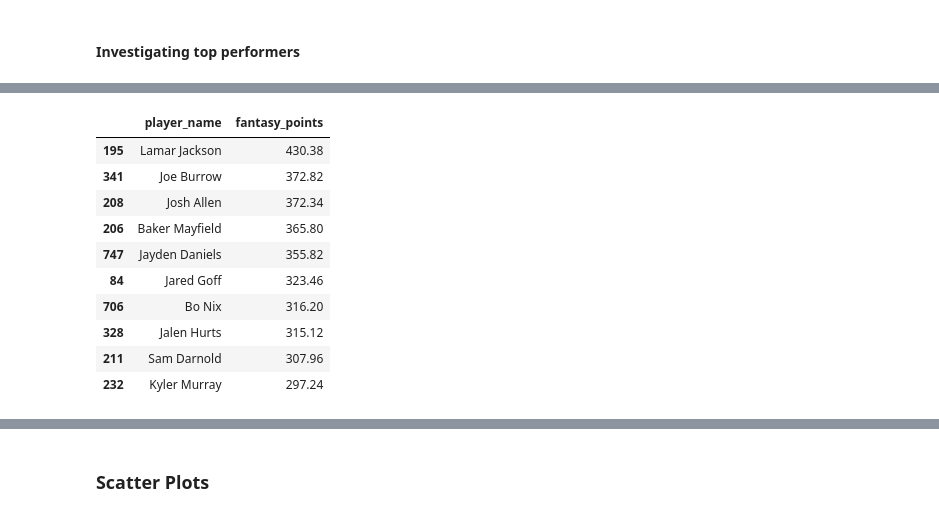
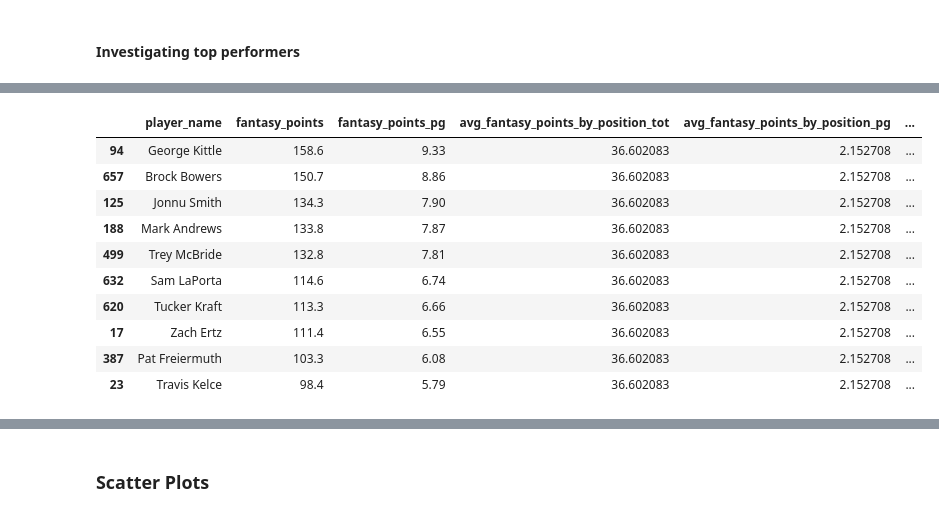
Before and after one commit to otherwiseevan/Fantasy-Football, a Jupyter notebook: FootballAnalytics.ipynb, the cells around one changed output, grey strips where cells are left out. Drawn from its saved outputs; the diff is of its cells as text; code cells hidden in the pictures.

Commit message:
identified top performers by position

```diff
--- a/FootballAnalytics.ipynb
+++ b/FootballAnalytics.ipynb
@@ -11,6 +11,7 @@ def import_season_roster(year):
     season_data = nfl.import_seasonal_data([year],'ALL')
     roster_data = nfl.import_seasonal_rosters([year])
     season_roster_merge = season_data.merge(roster_data, on=['player_id','season'],how='left')
+    season_roster_merge['fantasy_points_pg'] = (season_roster_merge['fantasy_points']/17).round(2)
 
     return season_roster_merge
 
@@ -38,7 +39,7 @@ def clean_position(file,position):
                             'passing_2pt_conversions',
                             'carries',
                             'rushing_fumbles_lost',
-                            'fantasy_points','fantasy_points_ppr']]
+                            'fantasy_points','fantasy_points_ppr','fantasy_points_pg']]
     return file_filter
 
 
@@ -206,14 +234,14 @@ Index: []
 # %%
-d['QB'].sort_values(by='fantasy_points',ascending=False)[['player_name','fantasy_points']].head(10)
+d['TE'].sort_values(by='fantasy_points',ascending=False)[['player_name','fantasy_points','fantasy_points_pg','avg_fantasy_points_by_position_tot','avg_fantasy_points_by_position_pg','above_avg_pg','above_avg_tot']].head(10)
 # %% [output]
-|  | player_name | fantasy_points |
-| 195 | Lamar Jackson | 430.38 |
-| 341 | Joe Burrow | 372.82 |
-| 208 | Josh Allen | 372.34 |
-| 206 | Baker Mayfield | 365.80 |
-| 747 | Jayden Daniels | 355.82 |
-| 84 | Jared Goff | 323.46 |
-| 706 | Bo Nix | 316.20 |
-| 328 | Jalen Hurts | 315.12 |
-| 211 | Sam Darnold | 307.96 |
-| 232 | Kyler Murray | 297.24 |
+|  | player_name | fantasy_points | fantasy_points_pg | avg_fantasy_points_by_position_tot | avg_fantasy_points_by_position_pg | ... |
+| 94 | George Kittle | 158.6 | 9.33 | 36.602083 | 2.152708 | ... |
+| 657 | Brock Bowers | 150.7 | 8.86 | 36.602083 | 2.152708 | ... |
+| 125 | Jonnu Smith | 134.3 | 7.90 | 36.602083 | 2.152708 | ... |
+| 188 | Mark Andrews | 133.8 | 7.87 | 36.602083 | 2.152708 | ... |
+| 499 | Trey McBride | 132.8 | 7.81 | 36.602083 | 2.152708 | ... |
+| 632 | Sam LaPorta | 114.6 | 6.74 | 36.602083 | 2.152708 | ... |
+| 620 | Tucker Kraft | 113.3 | 6.66 | 36.602083 | 2.152708 | ... |
+| 17 | Zach Ertz | 111.4 | 6.55 | 36.602083 | 2.152708 | ... |
+| 387 | Pat Freiermuth | 103.3 | 6.08 | 36.602083 | 2.152708 | ... |
+| 23 | Travis Kelce | 98.4 | 5.79 | 36.602083 | 2.152708 | ... |
```
Also changed, not shown: parts of 16 cells of this notebook.
